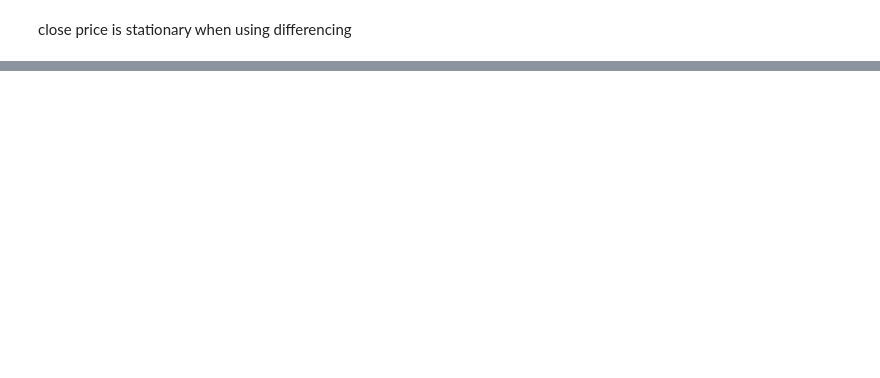
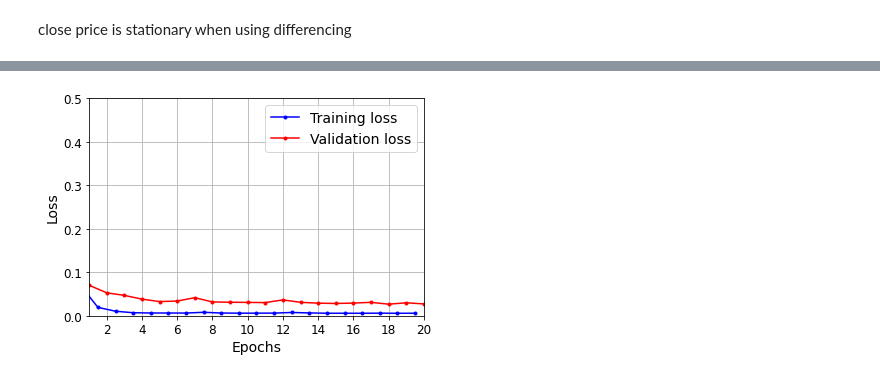
Before and after one commit to lohs/crypto-drl, a Jupyter notebook: neural_network/rnn.ipynb, the cells around one changed output, grey strips where cells are left out. Saved outputs shown, nothing was run; the diff lists cells and outputs as text; code cells hidden in the pictures; blank space fills up the shorter version.

```diff
--- a/neural_network/rnn.ipynb
+++ b/neural_network/rnn.ipynb
@@ -214,0 +341,11 @@ y_test_timestamps = df_test.index[n_steps + n_steps_ahead - 1:]
+# %%
+std_scaler = preprocessing.StandardScaler()
+std_scaler.fit(X_train_full)
+print(f'Mean: {std_scaler.mean_}, Std Dev: {std_scaler.var_}')
+
+std_train = std_scaler.transform(X_train_full)
+# use training mean and std dev to avoid future bias
+std_test = std_scaler.transform(X_test)
+
+# inverse_std_train = std_scaler.inverse_transform(std_train)
+# inverse_std_test = std_scaler.inverse_transform(std_test)
@@ -214,0 +468,13 @@ y_test_timestamps = df_test.index[n_steps + n_steps_ahead - 1:]
+# %%
+np.random.seed(42)
+tf.random.set_seed(42)
+
+deep_rnn_model = keras.models.Sequential([
+    keras.layers.SimpleRNN(100, return_sequences=True, input_shape=[n_steps, 1]),
+    keras.layers.SimpleRNN(100, return_sequences=True),
+    keras.layers.Dense(1)
+])
+
+deep_rnn_model.compile(loss="mse", optimizer="adam")
+deep_rnn_history = deep_rnn_model.fit(x_train, y_train, epochs=20, validation_data=(x_valid, y_valid))
+deep_rnn_model.evaluate(x_valid, y_valid)
@@ -215,3 +500,8 @@ y_test_timestamps = df_test.index[n_steps + n_steps_ahead - 1:]
+# %%
+plot_learning_curves(deep_rnn_history.history["loss"], deep_rnn_history.history["val_loss"])
+plt.show()
+# %% [output]
+[figure, added]
 # %%
 print([tensor.shape for tensor in (x_train, y_train, x_test, y_test)])
 # %% [output]
```
Also changed, not shown: parts of 108 cells of this notebook, 57 other files.
